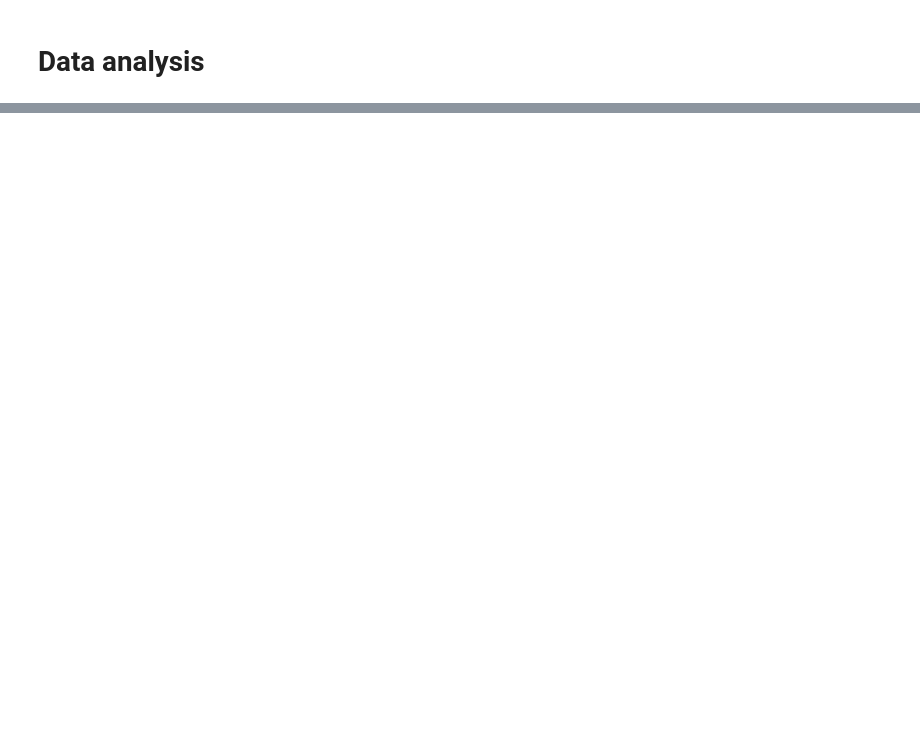
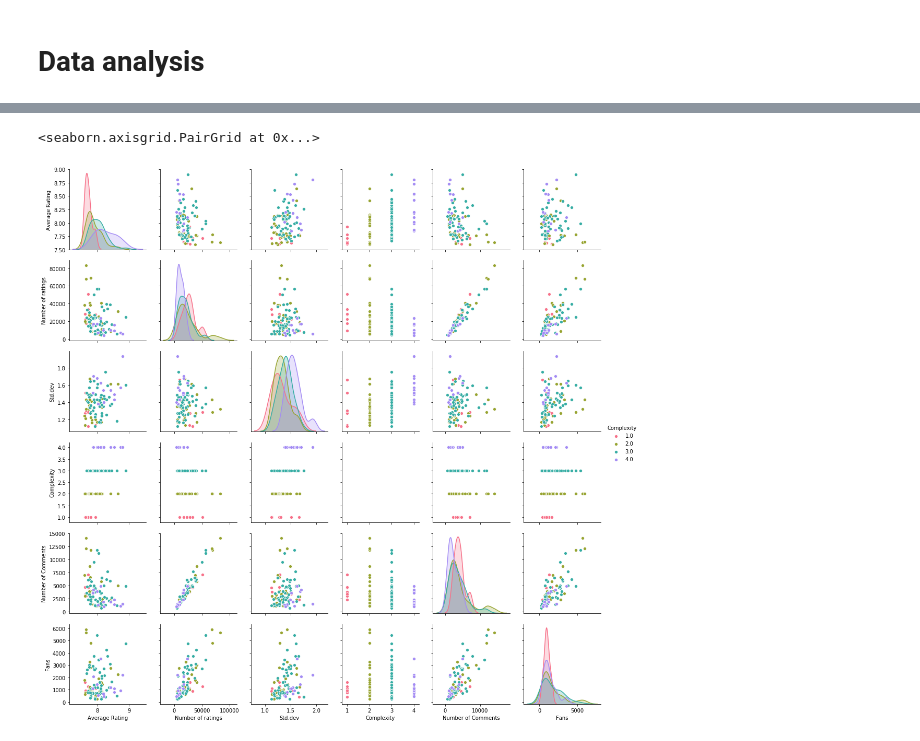
Before and after one commit to Szmariu/animated-winter, a Jupyter notebook: code.ipynb, the cells around one changed output, grey strips where cells are left out. Saved outputs shown, nothing was run; the diff lists cells and outputs as text; code cells hidden in the pictures; blank space fills up the shorter version.

```diff
--- a/code.ipynb
+++ b/code.ipynb
@@ -181,0 +234,5 @@ detailedTable.to_pickle("Detailed.p")
+# %%
+sns.pairplot(detailedTable[detailedTable.columns[1:7]], height = 2.5, hue="Complexity", palette="husl")
+# %% [output]
+<seaborn.axisgrid.PairGrid at 0x...>
+[figure, added]
```
Also changed, not shown: parts of 34 cells of this notebook, 2 other files.
